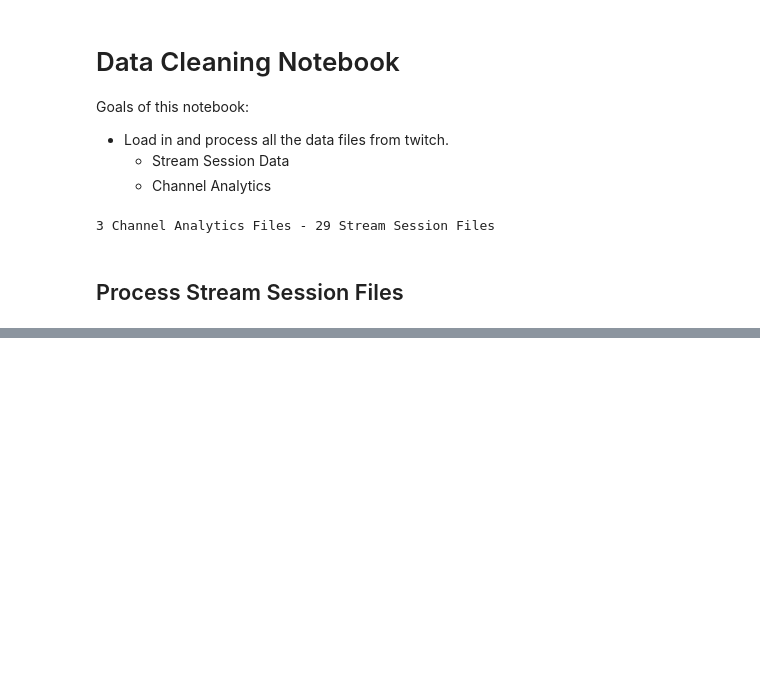
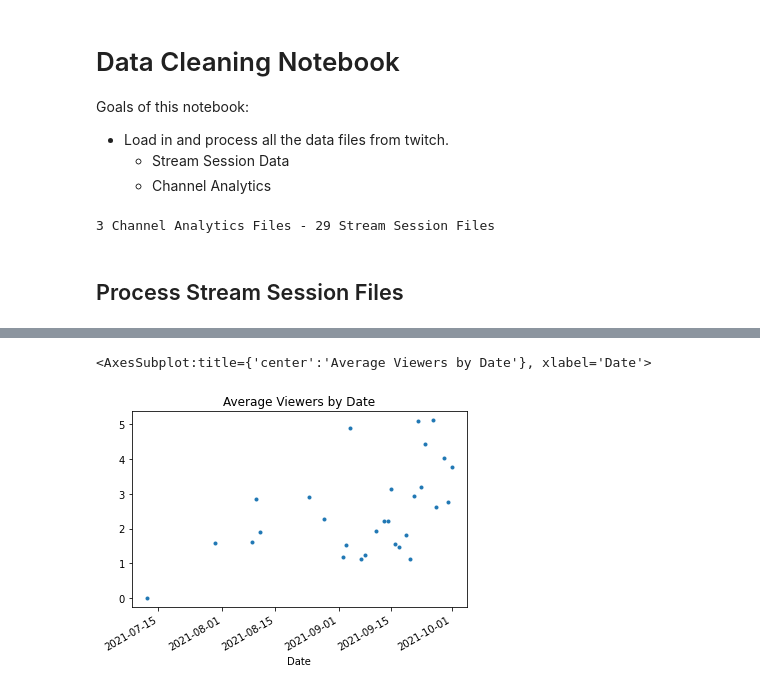
Before and after one commit to RobMulla/ms-twitch-stats, a Jupyter notebook: notebooks/001-Data_Cleaning.ipynb, the cells around one changed output, grey strips where cells are left out. Drawn from its saved outputs; the diff is of its cells as text; code cells hidden in the pictures; blank space fills up the shorter version.

```diff
--- a/notebooks/001-Data_Cleaning.ipynb
+++ b/notebooks/001-Data_Cleaning.ipynb
@@ -41,0 +58,9 @@ ss.head()
+# %%
+ca['streamed'] = ca['Minutes_Streamed'] > 0
+# %%
+ca.query('streamed').set_index('Date')['Average_Viewers'] \
+    .plot(style='.',
+          title='Average Viewers by Date')
+# %% [output]
+<AxesSubplot:title={'center':'Average Viewers by Date'}, xlabel='Date'>
+[figure, added]
```
Also changed, not shown: parts of 9 cells of this notebook.
